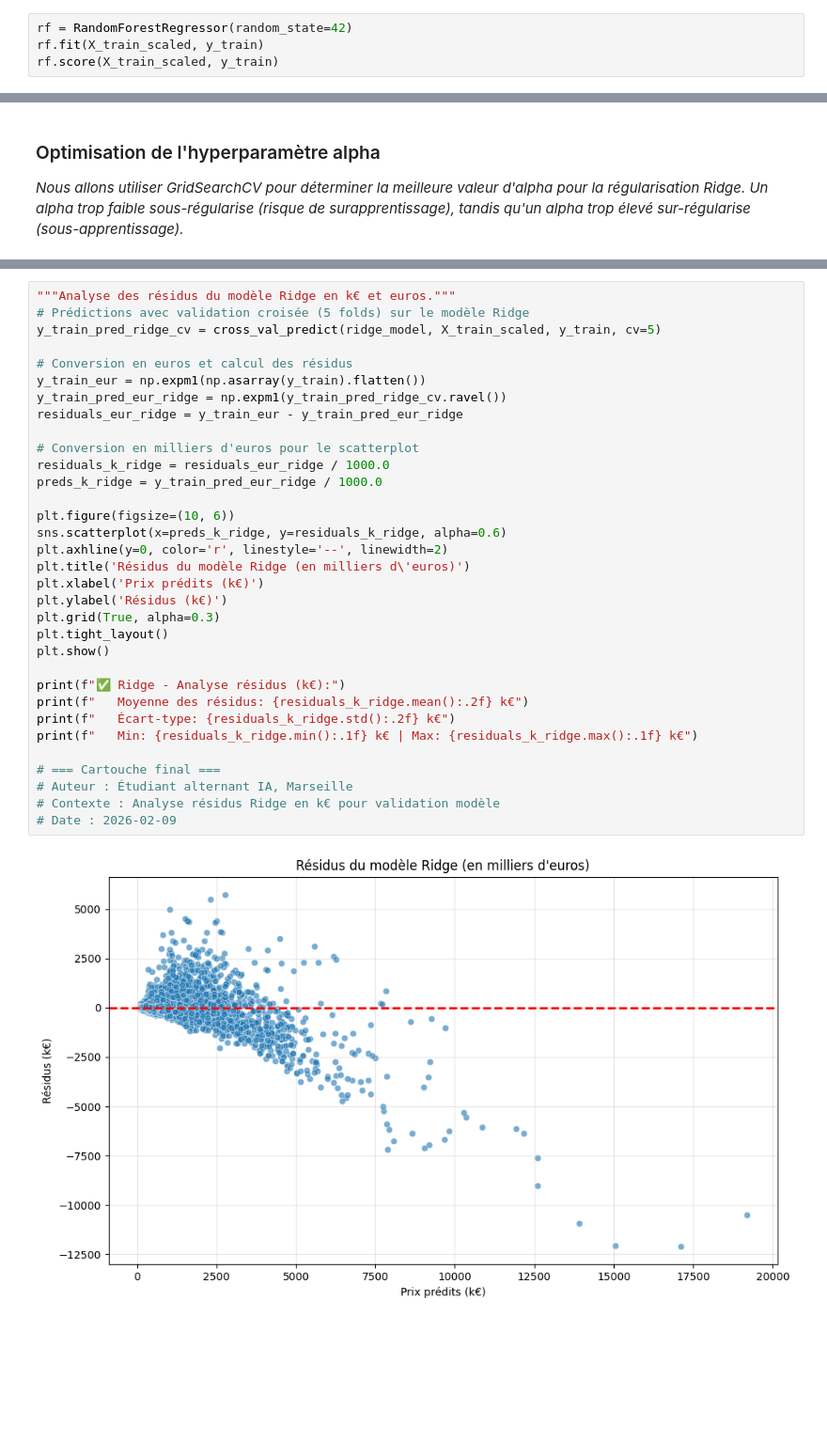
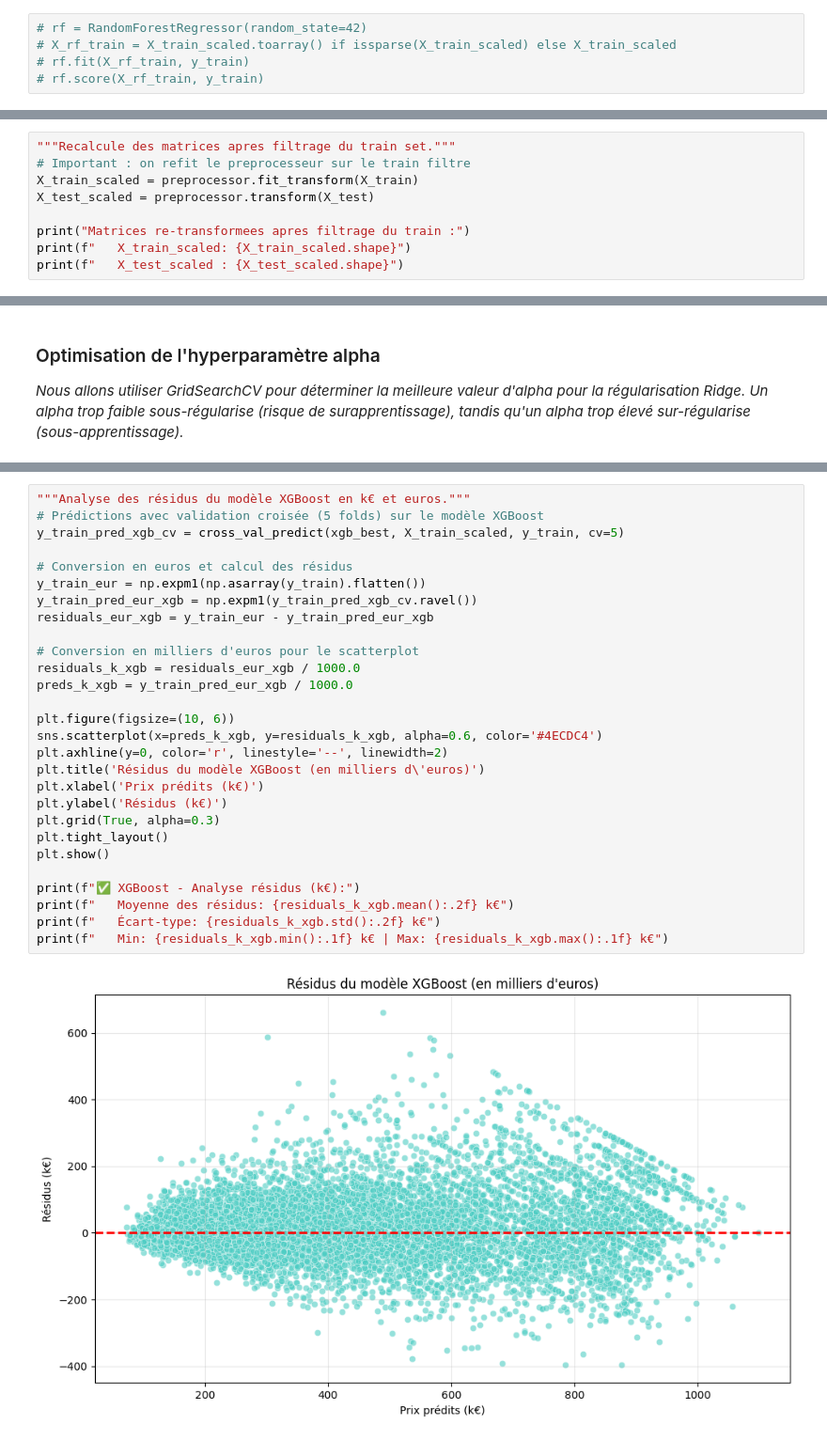
Before and after one commit to bruno-coulet/apartment-hunter, a Jupyter notebook: 3_model.ipynb, the cells around one changed output, grey strips where cells are left out. Shown at 94% size. Saved outputs shown, nothing was run; the diff lists cells and outputs as text; blank space fills up the shorter version.

Commit message:
b_model fonctionne, filtre sur la gamme luxe

```diff
--- a/3_model.ipynb
+++ b/3_model.ipynb
@@ -210,4 +277,5 @@ for i in zip(X_train.columns,results_lr["best_model"].coef_):
 # %%
-rf = RandomForestRegressor(random_state=42)
-rf.fit(X_train_scaled, y_train)
-rf.score(X_train_scaled, y_train)
+# rf = RandomForestRegressor(random_state=42)
+# X_rf_train = X_train_scaled.toarray() if issparse(X_train_scaled) else X_train_scaled
+# rf.fit(X_rf_train, y_train)
+# rf.score(X_rf_train, y_train)
@@ -335,0 +420,9 @@ NotFittedError: This LinearRegression instance is not fitted yet. Call 'fit' wit
+# %%
+"""Recalcule des matrices apres filtrage du train set."""
+# Important : on refit le preprocesseur sur le train filtre
+X_train_scaled = preprocessor.fit_transform(X_train)
+X_test_scaled = preprocessor.transform(X_test)
+
+print("Matrices re-transformees apres filtrage du train :")
+print(f"   X_train_scaled: {X_train_scaled.shape}")
+print(f"   X_test_scaled : {X_test_scaled.shape}")
@@ -525,35 +788,30 @@ Visualisation des résidus du modèle Ridge sur l'ensemble d'entraînement avec
 # %%
-"""Analyse des résidus du modèle Ridge en k€ et euros."""
-# Prédictions avec validation croisée (5 folds) sur le modèle Ridge
-y_train_pred_ridge_cv = cross_val_predict(ridge_model, X_train_scaled, y_train, cv=5)
+"""Analyse des résidus du modèle XGBoost en k€ et euros."""
+# Prédictions avec validation croisée (5 folds) sur le modèle XGBoost
+y_train_pred_xgb_cv = cross_val_predict(xgb_best, X_train_scaled, y_train, cv=5)
 
 # Conversion en euros et calcul des résidus
 y_train_eur = np.expm1(np.asarray(y_train).flatten())
-y_train_pred_eur_ridge = np.expm1(y_train_pred_ridge_cv.ravel())
-residuals_eur_ridge = y_train_eur - y_train_pred_eur_ridge
+y_train_pred_eur_xgb = np.expm1(y_train_pred_xgb_cv.ravel())
+residuals_eur_xgb = y_train_eur - y_train_pred_eur_xgb
 
 # Conversion en milliers d'euros pour le scatterplot
-residuals_k_ridge = residuals_eur_ridge / 1000.0
-preds_k_ridge = y_train_pred_eur_ridge / 1000.0
+residuals_k_xgb = residuals_eur_xgb / 1000.0
+preds_k_xgb = y_train_pred_eur_xgb / 1000.0
 
 plt.figure(figsize=(10, 6))
-sns.scatterplot(x=preds_k_ridge, y=residuals_k_ridge, alpha=0.6)
+sns.scatterplot(x=preds_k_xgb, y=residuals_k_xgb, alpha=0.6, color='#4ECDC4')
 plt.axhline(y=0, color='r', linestyle='--', linewidth=2)
-plt.title('Résidus du modèle Ridge (en milliers d\'euros)')
+plt.title('Résidus du modèle XGBoost (en milliers d\'euros)')
 plt.xlabel('Prix prédits (k€)')
 plt.ylabel('Résidus (k€)')
 plt.grid(True, alpha=0.3)
 plt.tight_layout()
 plt.show()
 
-print(f"✅ Ridge - Analyse résidus (k€):")
-print(f"   Moyenne des résidus: {residuals_k_ridge.mean():.2f} k€")
-print(f"   Écart-type: {residuals_k_ridge.std():.2f} k€")
-print(f"   Min: {residuals_k_ridge.min():.1f} k€ | Max: {residuals_k_ridge.max():.1f} k€")
-
-# === Cartouche final ===
-# Auteur : Étudiant alternant IA, Marseille
-# Contexte : Analyse résidus Ridge en k€ pour validation modèle
-# Date : 2026-02-09
+print(f"✅ XGBoost - Analyse résidus (k€):")
+print(f"   Moyenne des résidus: {residuals_k_xgb.mean():.2f} k€")
+print(f"   Écart-type: {residuals_k_xgb.std():.2f} k€")
+print(f"   Min: {residuals_k_xgb.min():.1f} k€ | Max: {residuals_k_xgb.max():.1f} k€")
 # %% [output]
-[figure, old version]
+[figure, new version]
```
Also changed, not shown: parts of 39 cells of this notebook, 6 other files.
